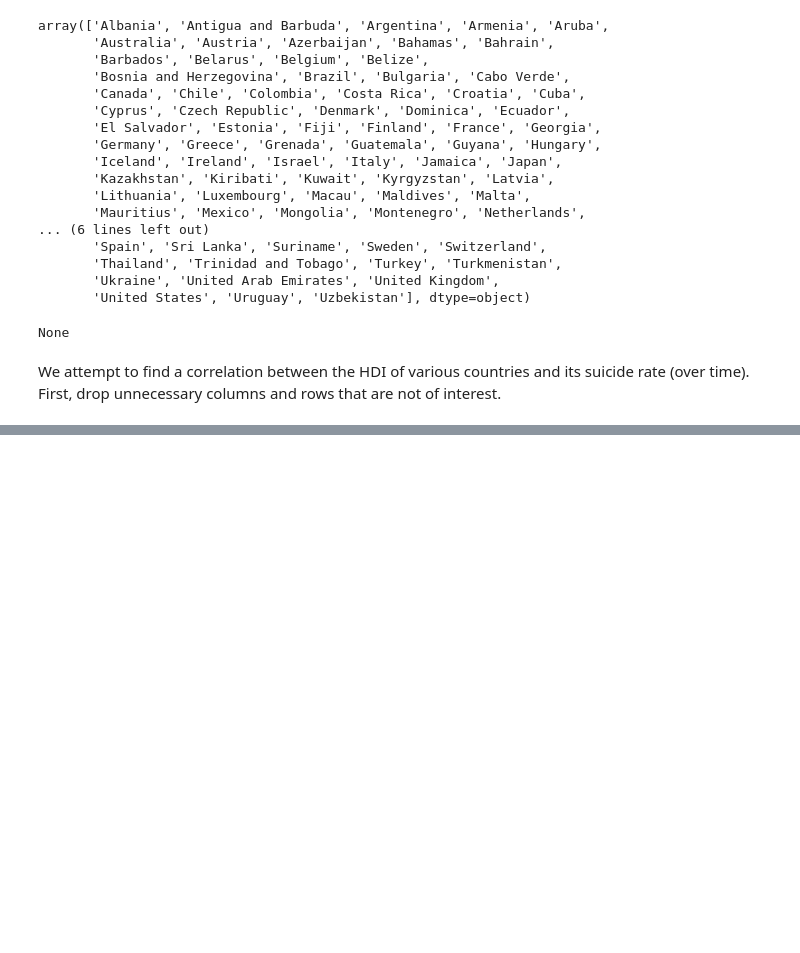
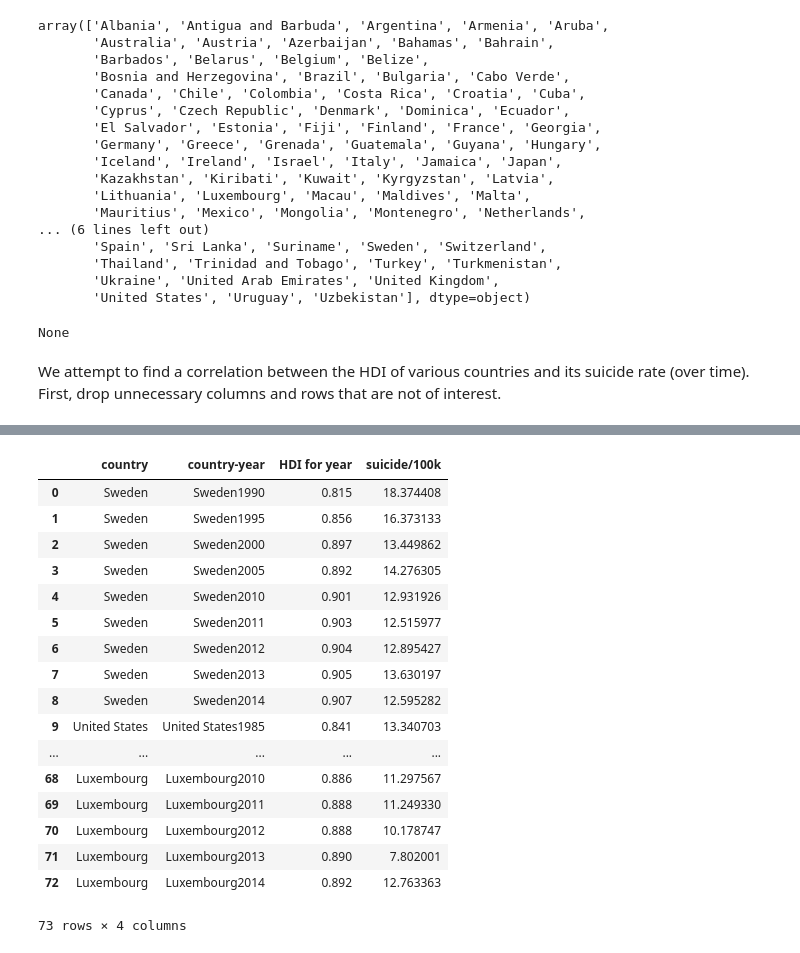
Before and after one commit to mahibhosain/suicide-analysis, a Jupyter notebook: suicide-analysis.ipynb, the cells around one changed output, grey strips where cells are left out. Drawn from its saved outputs; the diff is of its cells as text; code cells hidden in the pictures; blank space fills up the shorter version.

```diff
--- a/suicide-analysis.ipynb
+++ b/suicide-analysis.ipynb
@@ -72,15 +76,13 @@ None
 We attempt to find a correlation between the HDI of various countries and its suicide rate (over time).
 First, drop unnecessary columns and rows that are not of interest.
 # %%
-hdi_suicide = data.copy(deep=True)
-hdi_suicide = hdi_suicide.drop(['sex', 'age', 'suicides_no', 'population', 'generation'], axis = 1)
-hdi_suicide = hdi_suicide.drop(hdi_suicide.columns[5], axis=1)
-hdi_suicide = hdi_suicide.drop(hdi_suicide.columns[5], axis=1)
-hdi_suicide.set_index("country", inplace = True)
-hdi_suicide.head()
-hdi_suicide = hdi_suicide.loc[['Sweden', 'United States', 'Japan', 'Thailand', 'Mexico', 'Brazil', 'Maritius', 'Albania', 'Kyrgysztan', 'Luxembourg']]
-hdi_suicide.dropna(how="any")
-hdi_suicide
+df = pd.DataFrame(data)
+df = df.drop(['sex', 'age', 'generation'], axis = 1)
+df = df.drop(df.columns[7], axis = 1)
+df = df.drop(df.columns[7], axis = 1)
+df.set_index("country", inplace = True)
+df = df.loc[['Sweden', 'United States', 'Japan', 'Thailand', 'Mexico', 'Brazil', 'Maritius', 'Albania', 'Kyrgysztan', 'Luxembourg']]
+df = df.dropna(axis = 0, subset = ['HDI for year'])
 # %% [output]
 Passing list-likes to .loc or [] with any missing label will raise
 KeyError in the future, you can use .reindex() as an alternative.
@@ -109,0 +164,23 @@ https://pandas.pydata.org/pandas-docs/stable/indexing.html#deprecate-loc-reindex
+# %%
+df_final = pd.merge(df_hdi, df_suiciderate, on = 'country-year')
+
+df_final
+# %% [output]
+|  | country | country-year | HDI for year | suicide/100k |
+| 0 | Sweden | Sweden1990 | 0.815 | 18.374408 |
+| 1 | Sweden | Sweden1995 | 0.856 | 16.373133 |
+| 2 | Sweden | Sweden2000 | 0.897 | 13.449862 |
+| 3 | Sweden | Sweden2005 | 0.892 | 14.276305 |
+| 4 | Sweden | Sweden2010 | 0.901 | 12.931926 |
+| 5 | Sweden | Sweden2011 | 0.903 | 12.515977 |
+| 6 | Sweden | Sweden2012 | 0.904 | 12.895427 |
+| 7 | Sweden | Sweden2013 | 0.905 | 13.630197 |
+| 8 | Sweden | Sweden2014 | 0.907 | 12.595282 |
+| 9 | United States | United States1985 | 0.841 | 13.340703 |
+| ... | ... | ... | ... | ... |
+| 68 | Luxembourg | Luxembourg2010 | 0.886 | 11.297567 |
+| 69 | Luxembourg | Luxembourg2011 | 0.888 | 11.249330 |
+| 70 | Luxembourg | Luxembourg2012 | 0.888 | 10.178747 |
+| 71 | Luxembourg | Luxembourg2013 | 0.890 | 7.802001 |
+| 72 | Luxembourg | Luxembourg2014 | 0.892 | 12.763363 |
+73 rows × 4 columns
```
Also changed, not shown: parts of 11 cells of this notebook.
